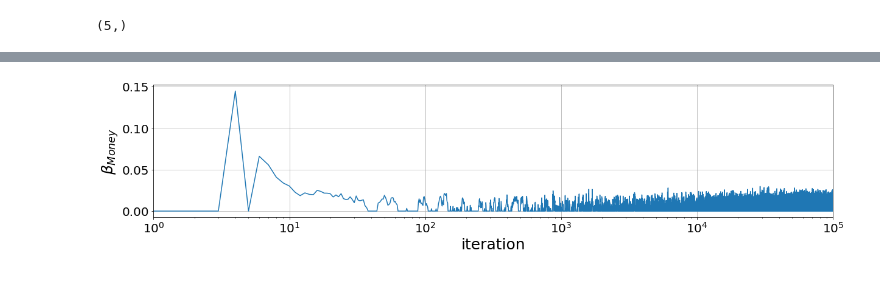
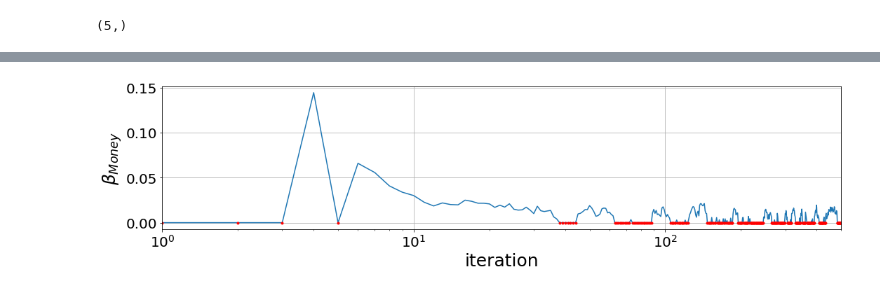
Before and after one commit to mtambos/mcmc_proj7, a Jupyter notebook: happiness_analysis.ipynb, the cells around one changed output, grey strips where cells are left out. Drawn from its saved outputs; the diff is of its cells as text; code cells hidden in the pictures.

Commit message:
included some code to create figures

```diff
--- a/happiness_analysis.ipynb
+++ b/happiness_analysis.ipynb
@@ -217,10 +242,15 @@ np.shape(results)
 # %%
-plt.figure(figsize = (20,4))
-plt.semilogx(np.arange(0,len(chain[:,0])),chain[:,0])
+show_n = 500
+betaIszero = np.where(chain[0:show_n,0] == 0)[0]
+plt.figure(figsize = (15,4))
+plt.semilogx(np.arange(0,len(chain[0:show_n,0])),chain[0:show_n,0])
+plt.plot(betaIszero, np.zeros_like(betaIszero), '.r')
 plt.xlabel('iteration', fontsize = 25)
 plt.ylabel('$β_{Money}$', fontsize = 25)
-plt.xlim([0,len(chain[:,0])])
+plt.xlim([0,show_n])
 plt.grid()
+plt.tight_layout()
+plt.savefig('./Happiness_gibbs_chain_closeUp.pdf')
 plt.show()
 # %% [output]
-[figure, old version]
+[figure, new version]
```
Also changed, not shown: parts of 10 cells of this notebook.
